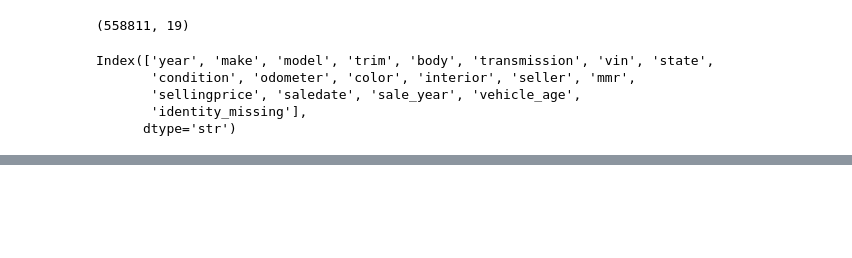
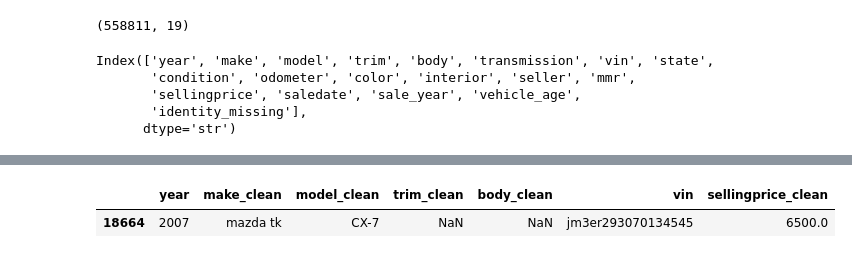
Before and after one commit to hamza-abusaif/used-vehicle-market-intelligence, a Jupyter notebook: notebooks/02_data_cleaning.ipynb, the cells around one changed output, grey strips where cells are left out. Cells and saved outputs as stored; diff of their text form; code cells hidden in the pictures; blank space fills up the shorter version.

Commit message:
add exploratory analysis and refine data cleaning

```diff
--- a/notebooks/02_data_cleaning.ipynb
+++ b/notebooks/02_data_cleaning.ipynb
@@ -1245,3 +1261,11 @@ test_processed.head()
 | 2 | 2014 | BMW | 3 Series | 328i SULEV | Sedan | automatic | wba3c1c51ek116351 | ca | 4.5 | 1331.0 | ... |
 | 3 | 2015 | Volvo | S60 | T5 | Sedan | automatic | yv1612tb4f1310987 | ca | 4.1 | 14282.0 | ... |
 | 4 | 2014 | BMW | 6 Series Gran Coupe | 650i | Sedan | automatic | wba6b2c57ed129731 | ca | 4.3 | 2641.0 | ... |
+# %%
+clean[clean["make_clean"] == "mazda tk"][
+    ["year", "make_clean", "model_clean", "trim_clean",
+     "body_clean", "vin", "sellingprice_clean"]
+]
+# %% [output]
+|  | year | make_clean | model_clean | trim_clean | body_clean | vin | sellingprice_clean |
+| 18664 | 2007 | mazda tk | CX-7 | NaN | NaN | jm3er293070134545 | 6500.0 |
```
Also changed, not shown: parts of 2 cells of this notebook, 2 other files.
